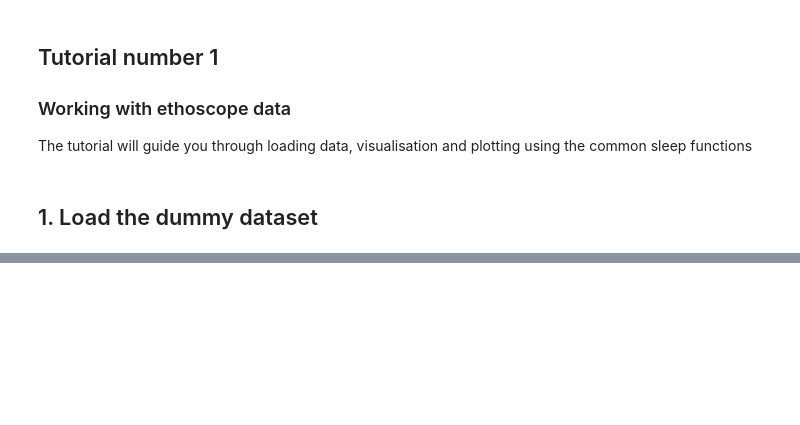
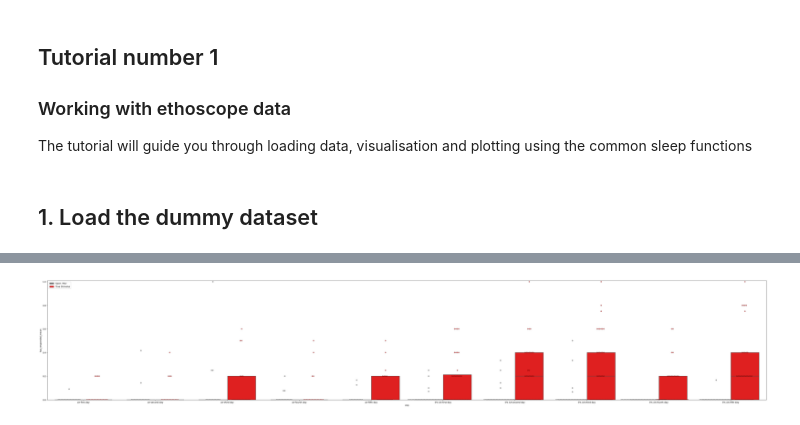
Before and after one commit to gilestrolab/ethoscopy, a Jupyter notebook: tutorial_notebook/test_response.ipynb, the cells around one changed output, grey strips where cells are left out. Saved outputs shown, nothing was run; the diff lists cells and outputs as text; code cells hidden in the pictures; blank space fills up the shorter version.

```diff
--- a/tutorial_notebook/test_response.ipynb
+++ b/tutorial_notebook/test_response.ipynb
@@ -23,3 +36,5 @@ df.canvas
 # %%
-fig, stats = pdf.plot_response_quantify(facet_col = 'exp', facet_arg=fargs, title = '')
+fig, stats_s = df.plot_response_quantify(facet_col = 'exp', facet_arg = fargs, title = '')
 fig.show()
+# %% [output]
+[figure, added]
```
Also changed, not shown: parts of 7 cells of this notebook, 2 other files.
